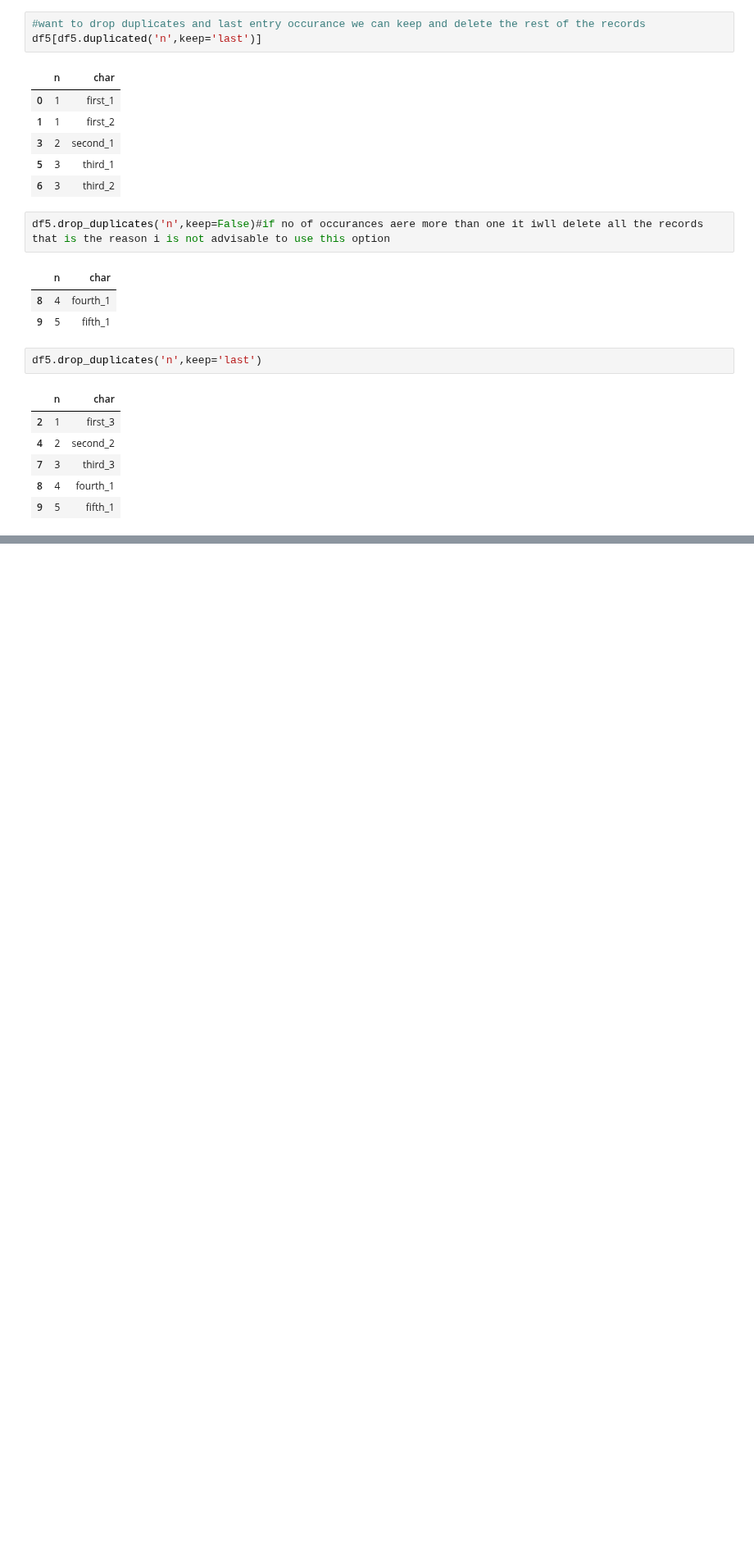
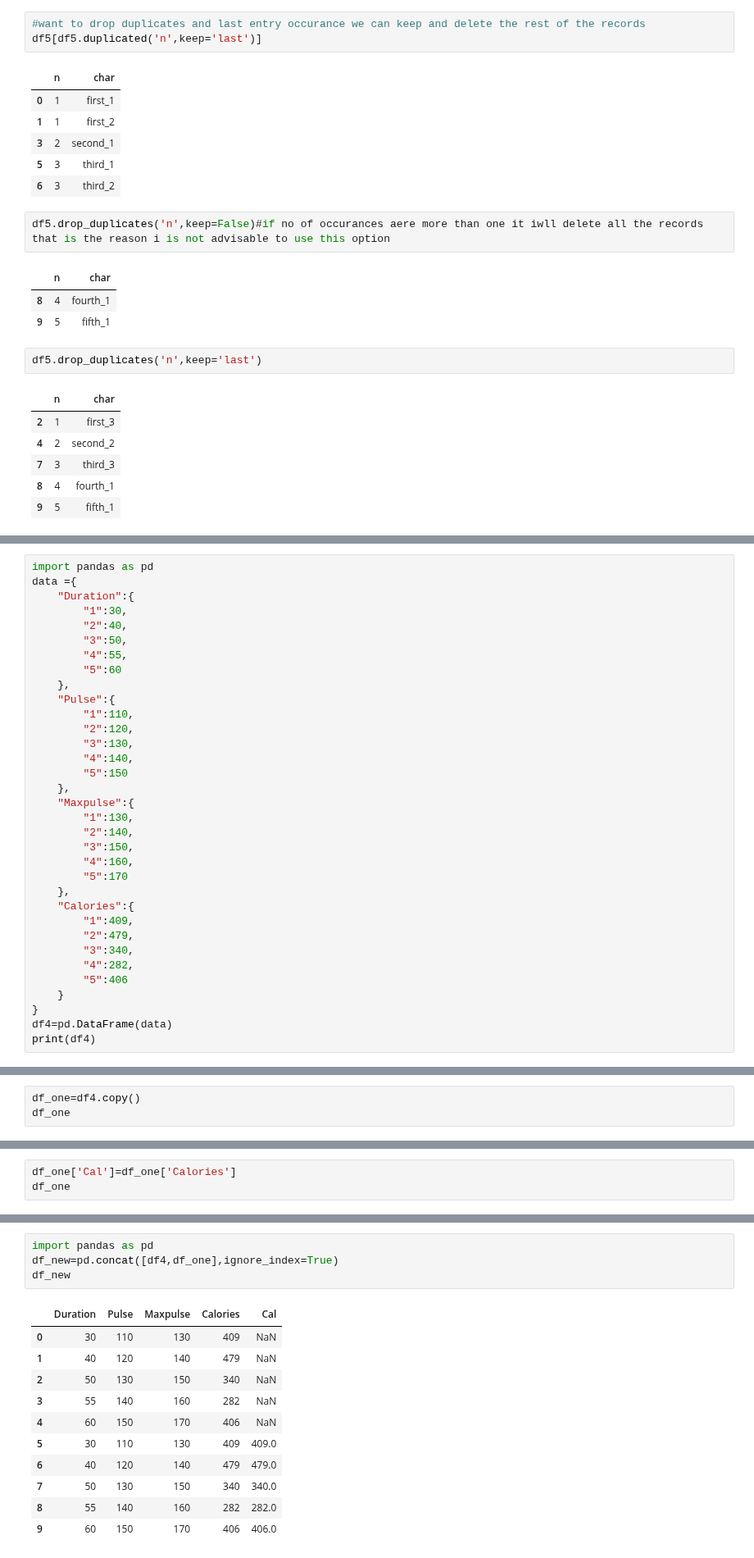
Before and after one commit to ramnagella/Demo, a Jupyter notebook: DA_Day7.ipynb, the cells around one changed output, grey strips where cells are left out. Shown at 82% size. Saved outputs shown, nothing was run; the diff lists cells and outputs as text; blank space fills up the shorter version.

```diff
--- a/DA_Day7.ipynb
+++ b/DA_Day7.ipynb
@@ -859,0 +886,34 @@ df5.drop_duplicates('n',keep='last')
+# %%
+import pandas as pd
+data ={
+    "Duration":{
+        "1":30,
+        "2":40,
+        "3":50,
+        "4":55,
+        "5":60
+    },
+    "Pulse":{
+        "1":110,
+        "2":120,
+        "3":130,
+        "4":140,
+        "5":150
+    },
+    "Maxpulse":{
+        "1":130,
+        "2":140,
+        "3":150,
+        "4":160,
+        "5":170
+    },
+    "Calories":{
+        "1":409,
+        "2":479,
+        "3":340,
+        "4":282,
+        "5":406
+    }
+}
+df4=pd.DataFrame(data)
+print(df4)
@@ -859,0 +927,3 @@ df5.drop_duplicates('n',keep='last')
+# %%
+df_one=df4.copy()
+df_one
@@ -859,0 +972,3 @@ df5.drop_duplicates('n',keep='last')
+# %%
+df_one['Cal']=df_one['Calories']
+df_one
@@ -859,0 +987,16 @@ df5.drop_duplicates('n',keep='last')
+# %%
+import pandas as pd
+df_new=pd.concat([df4,df_one],ignore_index=True)
+df_new
+# %% [output]
+|  | Duration | Pulse | Maxpulse | Calories | Cal |
+| 0 | 30 | 110 | 130 | 409 | NaN |
+| 1 | 40 | 120 | 140 | 479 | NaN |
+| 2 | 50 | 130 | 150 | 340 | NaN |
+| 3 | 55 | 140 | 160 | 282 | NaN |
+| 4 | 60 | 150 | 170 | 406 | NaN |
+| 5 | 30 | 110 | 130 | 409 | 409.0 |
+| 6 | 40 | 120 | 140 | 479 | 479.0 |
+| 7 | 50 | 130 | 150 | 340 | 340.0 |
+| 8 | 55 | 140 | 160 | 282 | 282.0 |
+| 9 | 60 | 150 | 170 | 406 | 406.0 |
```
Also changed, not shown: parts of 12 cells of this notebook.
